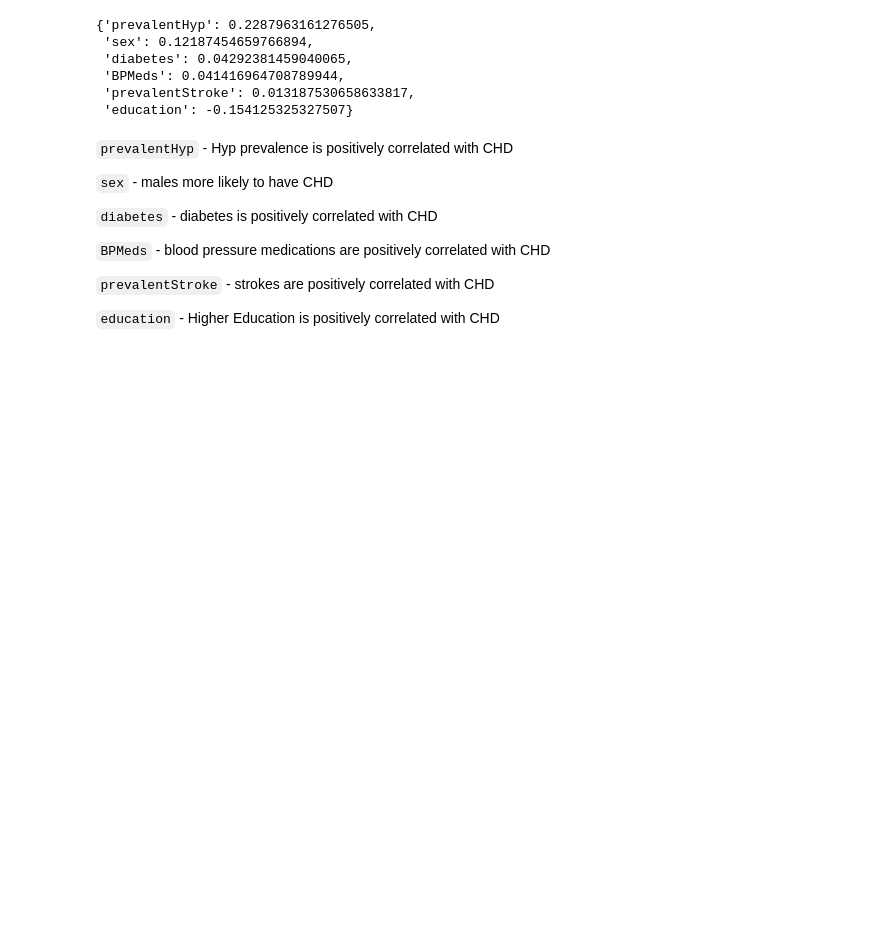
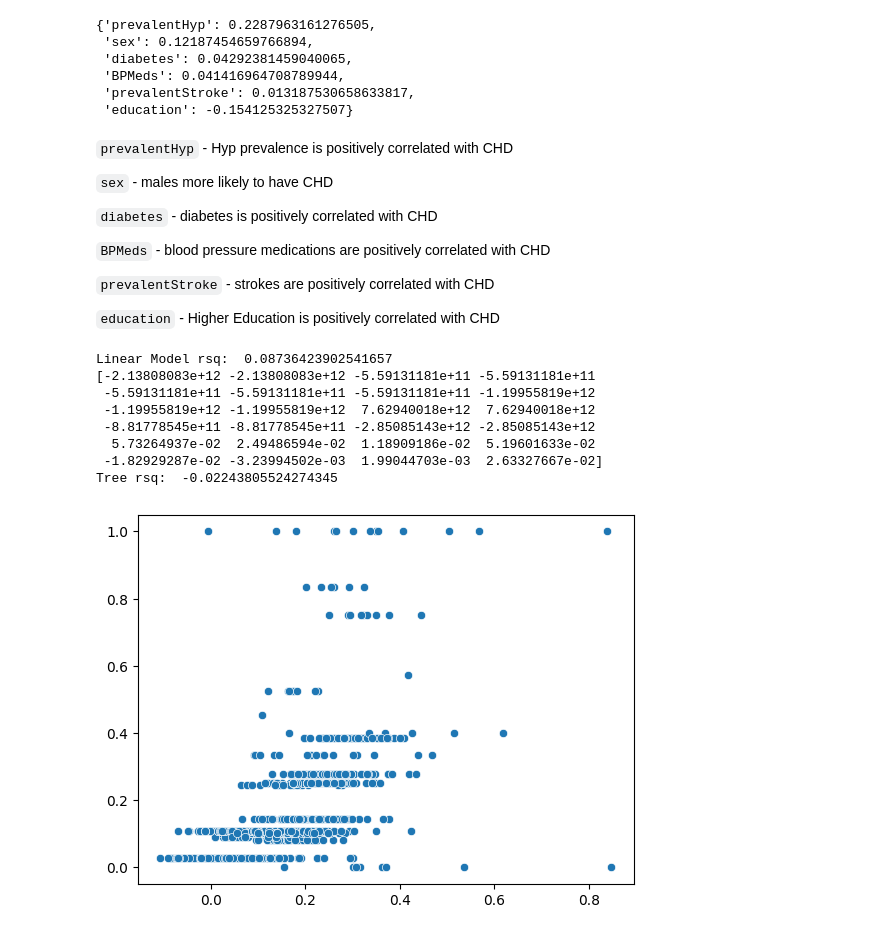
Before and after one commit to phipyao/ds3001-project_chd, a Jupyter notebook: project_chd.ipynb, the cells around one changed output. Cells and saved outputs as stored; diff of their text form; code cells hidden in the pictures; blank space fills up the shorter version.

Commit message:
added general linear and tree regressions

```diff
--- a/project_chd.ipynb
+++ b/project_chd.ipynb
@@ -110,0 +126,35 @@ TenYearCHD
+# %%
+cat_pipeline = Pipeline(steps = [('ohc', OneHotEncoder(sparse_output=False))]) # One hot encoding
+num_pipeline = Pipeline(steps = [('maxmin', StandardScaler()), ('imputer', SimpleImputer(strategy='median'))]) # Imputation for missing values
+# %%
+#column transformer
+preprocessor = ColumnTransformer(transformers = [('cat', cat_pipeline, cat_vars), ('num', num_pipeline, num_vars)])
+# %%
+lm_pipe = Pipeline(steps=[('preprocessor', preprocessor), ('linreg', LinearRegression(fit_intercept=False))])
+tree_pipe = Pipeline(steps=[('preprocessor', preprocessor), ('tree', DecisionTreeRegressor(max_depth = 6))])
+# %%
+X_train = train_data.loc[:, train_data.columns!= y]
+lm = lm_pipe.fit(X_train, train_data[y])
+tree = tree_pipe.fit(X_train, train_data[y])
+# %%
+X_test = test_data.loc[:, test_data.columns!= y]
+
+print('Linear Model rsq: ', lm.score(X_test, test_data[y]) ) # R-squared
+print(lm.named_steps['linreg'].coef_) # Regression coefficients
+y_hat_lm = lm.predict(X_test) # Predicted values
+
+print('Tree rsq: ', tree.score(X_test, test_data[y]) ) # R-squared
+y_hat_tree = tree.predict(X_test)
+
+sns.scatterplot(x=y_hat_lm, y=y_hat_tree)
+plt.show()
+# %% [output]
+Linear Model rsq:  0.08736423902541657
+[-2.13808083e+12 -2.13808083e+12 -5.59131181e+11 -5.59131181e+11
+ -5.59131181e+11 -5.59131181e+11 -5.59131181e+11 -1.19955819e+12
+ -1.19955819e+12 -1.19955819e+12  7.62940018e+12  7.62940018e+12
+ -8.81778545e+11 -8.81778545e+11 -2.85085143e+12 -2.85085143e+12
+  5.73264937e-02  2.49486594e-02  1.18909186e-02  5.19601633e-02
+ -1.82929287e-02 -3.23994502e-03  1.99044703e-03  2.63327667e-02]
+Tree rsq:  -0.02243805524274345
+[figure, added]
```
Also changed, not shown: parts of 6 cells of this notebook.
